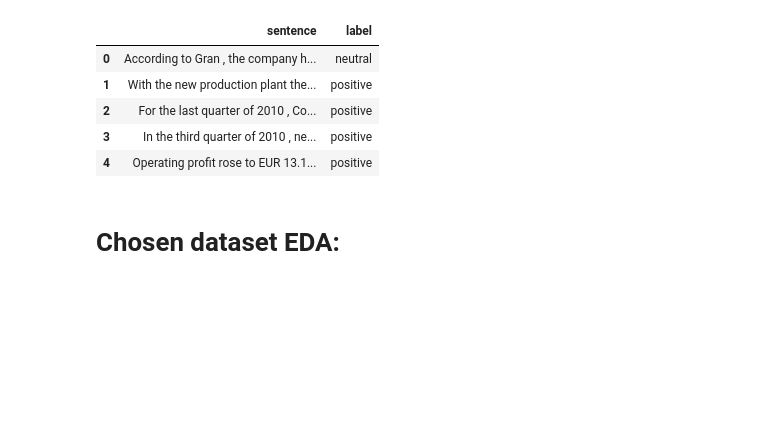
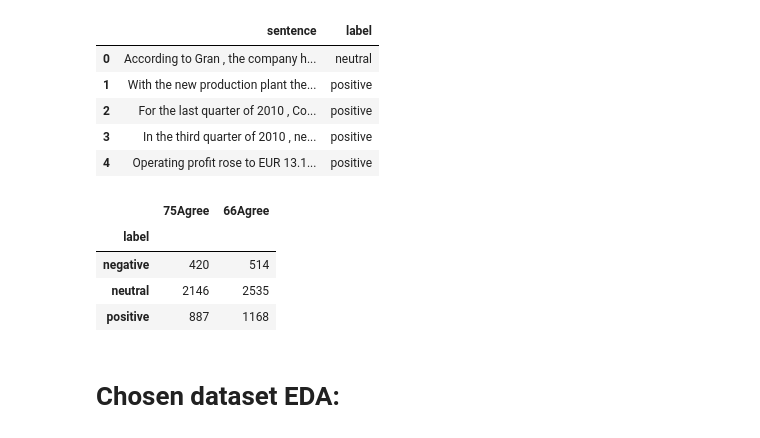
Before and after one commit to Hugoverissimo21/finphrasebank-sentiment, a Jupyter notebook: data EDA.ipynb, the cells around one changed output. Saved outputs shown, nothing was run; the diff lists cells and outputs as text; code cells hidden in the pictures; blank space fills up the shorter version.

```diff
--- a/data EDA.ipynb
+++ b/data EDA.ipynb
@@ -84,6 +84,22 @@ data.head()
 | 2 | For the last quarter of 2010 , Co... | positive |
 | 3 | In the third quarter of 2010 , ne... | positive |
 | 4 | Operating profit rose to EUR 13.1... | positive |
+# %%
+# *next code cell*
+
+a = pd.DataFrame(load_financial_phrasebank(f"{path_to_files}{files_base_name}75Agree{files_ends_with}"))
+b = pd.DataFrame(load_financial_phrasebank(f"{path_to_files}{files_base_name}66Agree{files_ends_with}"))
+
+pd.DataFrame({
+    '75Agree': a['label'].value_counts().sort_index(),
+    '66Agree': b['label'].value_counts().sort_index()
+}).fillna(0).astype(int) # as much negatives for both datasets, undersample will result in more or less the same...
+# %% [output]
+|  | 75Agree | 66Agree |
+| label |  |  |
+| negative | 420 | 514 |
+| neutral | 2146 | 2535 |
+| positive | 887 | 1168 |
 # %% [markdown]
 # Chosen dataset EDA:
 # %%
```
Also changed, not shown: parts of 4 cells of this notebook, 4 other files.
